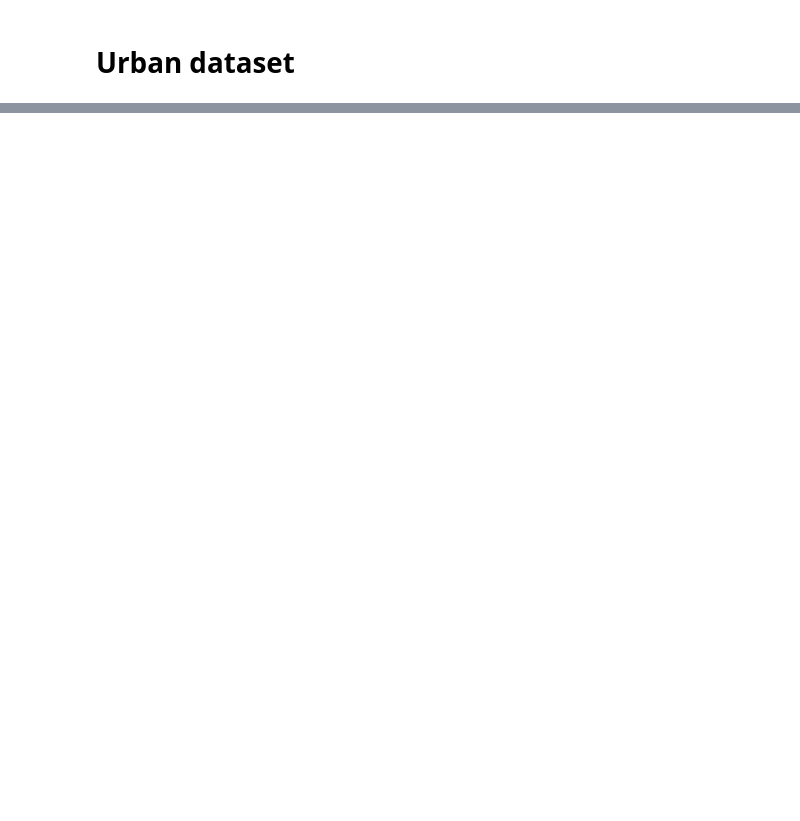
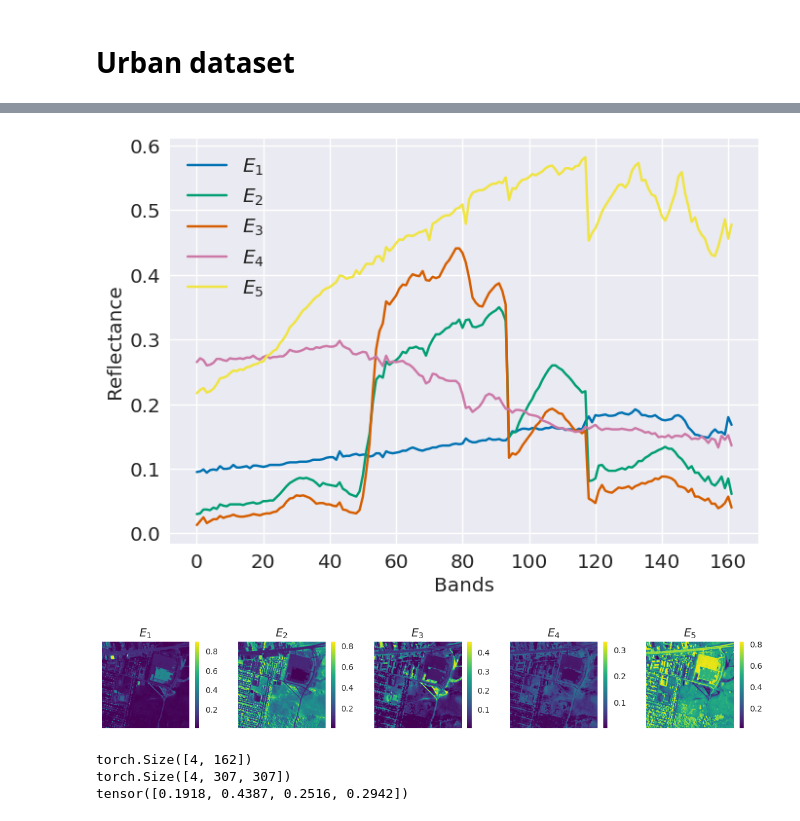
Before and after one commit to SolidusAbi/CLHU, a Jupyter notebook: notebooks/CLHU.ipynb, the cells around one changed output, grey strips where cells are left out. Drawn from its saved outputs; the diff is of its cells as text; code cells hidden in the pictures; blank space fills up the shorter version.

```diff
--- a/notebooks/CLHU.ipynb
+++ b/notebooks/CLHU.ipynb
@@ -308,0 +430,56 @@ plt.imshow(dataset.abundance()[:,:,3], cmap='viridis')
+# %%
+labels = list(map(lambda x: f'$E_{x}$', range(1, len(dataset.endmembers())+1)))
+with plt.style.context(("seaborn-colorblind")):
+    fig = plt.figure(figsize=(7, 5))
+    plt.plot(dataset.endmembers().T, label=labels)
+    plt.ylabel('Reflectance', fontsize='x-large')
+    plt.xlabel('Bands', fontsize='x-large')
+    plt.legend(fontsize='x-large', facecolor='white')
+    plt.xticks(fontsize='x-large')
+    plt.yticks(fontsize='x-large')
+    # plt.title('Ground Truth', fontsize='x-large')
+    plt.tight_layout()
+    plt.show()
+# %% [output]
+[figure, added]
+# %%
+from torch.nn.functional import softmax
+test = softmax(model.A.detach(), dim=1).cpu().numpy().reshape(dataset.n_row, dataset.n_col, n_endmembers)
+labels = list(map(lambda x: f'$E_{x}$', range(1, n_endmembers+1)))
+
+# with plt.style.context(("seaborn-colorblind")):
+fig = plt.figure(figsize=(12,7))
+for i in range(n_endmembers):
+    plt.subplot(4,5,i+1)
+    # plt.imshow(test[:,:,i].T, vmin=0, vmax=softmax(model.A, dim=1).max(), cmap='viridis')
+    plt.imshow(test[:,:,i].T, cmap='viridis')
+    plt.xticks([])
+    plt.yticks([])
+    plt.title(labels[i], fontsize='x-large')
+    plt.colorbar()
+
+plt.tight_layout()
+plt.show()
+# %% [output]
+[figure, added]
+# %%
+ebk = sigmoid(model.ebk).detach().cpu()
+endmembers = dataset.endmembers()
+print(endmembers.shape)
+
+from torch.nn.functional import mse_loss
+def rmse(x: torch.Tensor, y: torch.Tensor):
+    return torch.sqrt(mse_loss(x, y, reduction='none').mean(dim=1))
+
+abundance = softmax(model.A.detach(), dim=1).cpu().reshape(dataset.n_row, dataset.n_col, n_endmembers)
+abundance = abundance.permute(2,0,1)
+abundance_gt = dataset.abundance()[:,:,idx].permute(2,0,1) # Reorder the ground truth
+print(abundance_gt.shape)
+endmember_gt = dataset.endmembers()[idx, :]
+
+rmse_result = rmse(abundance.flatten(1), abundance_gt.flatten(1))
+print(rmse_result)
+# %% [output]
+torch.Size([4, 162])
+torch.Size([4, 307, 307])
+tensor([0.1918, 0.4387, 0.2516, 0.2942])
```
Also changed, not shown: parts of 22 cells of this notebook, 3 other files.
